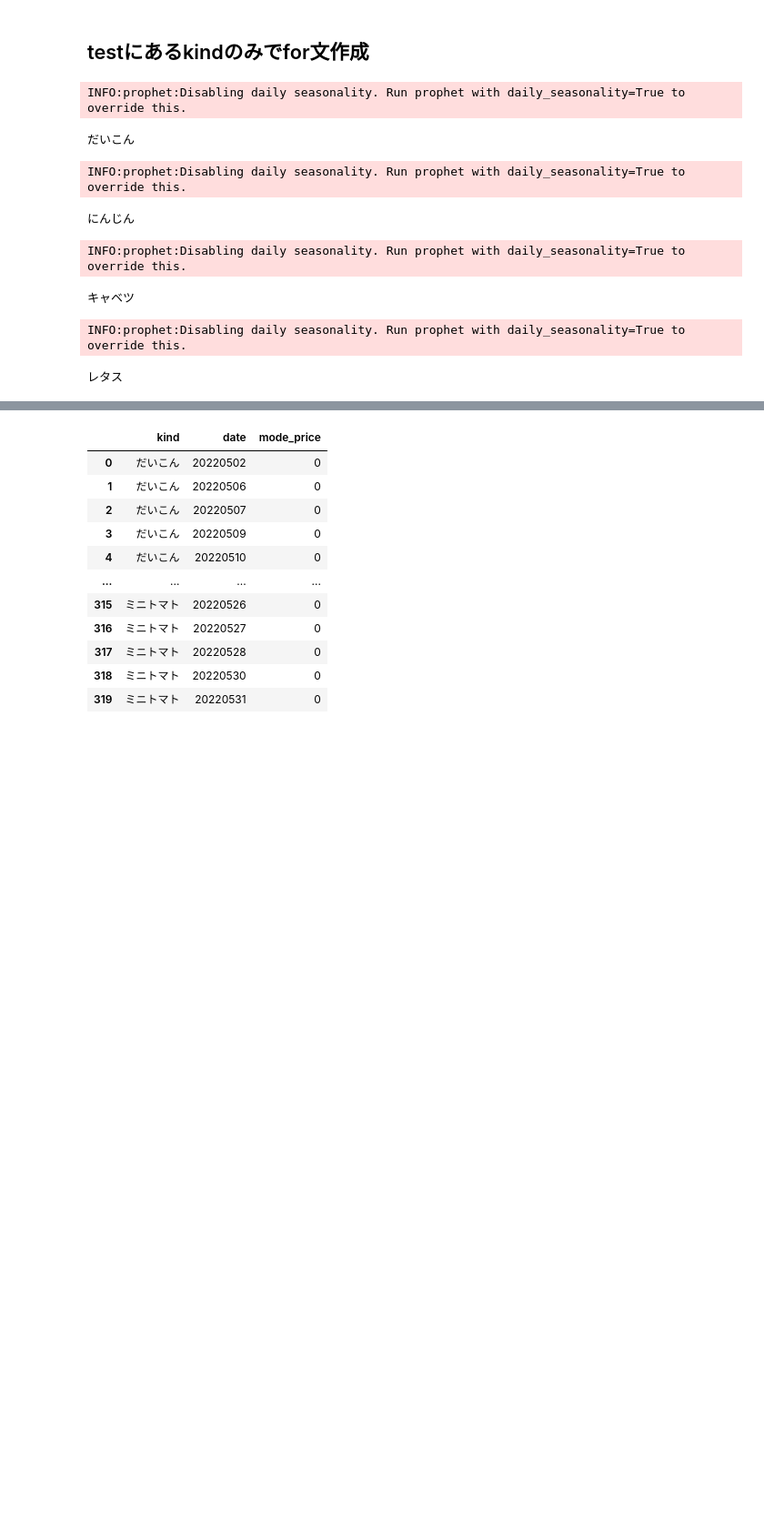
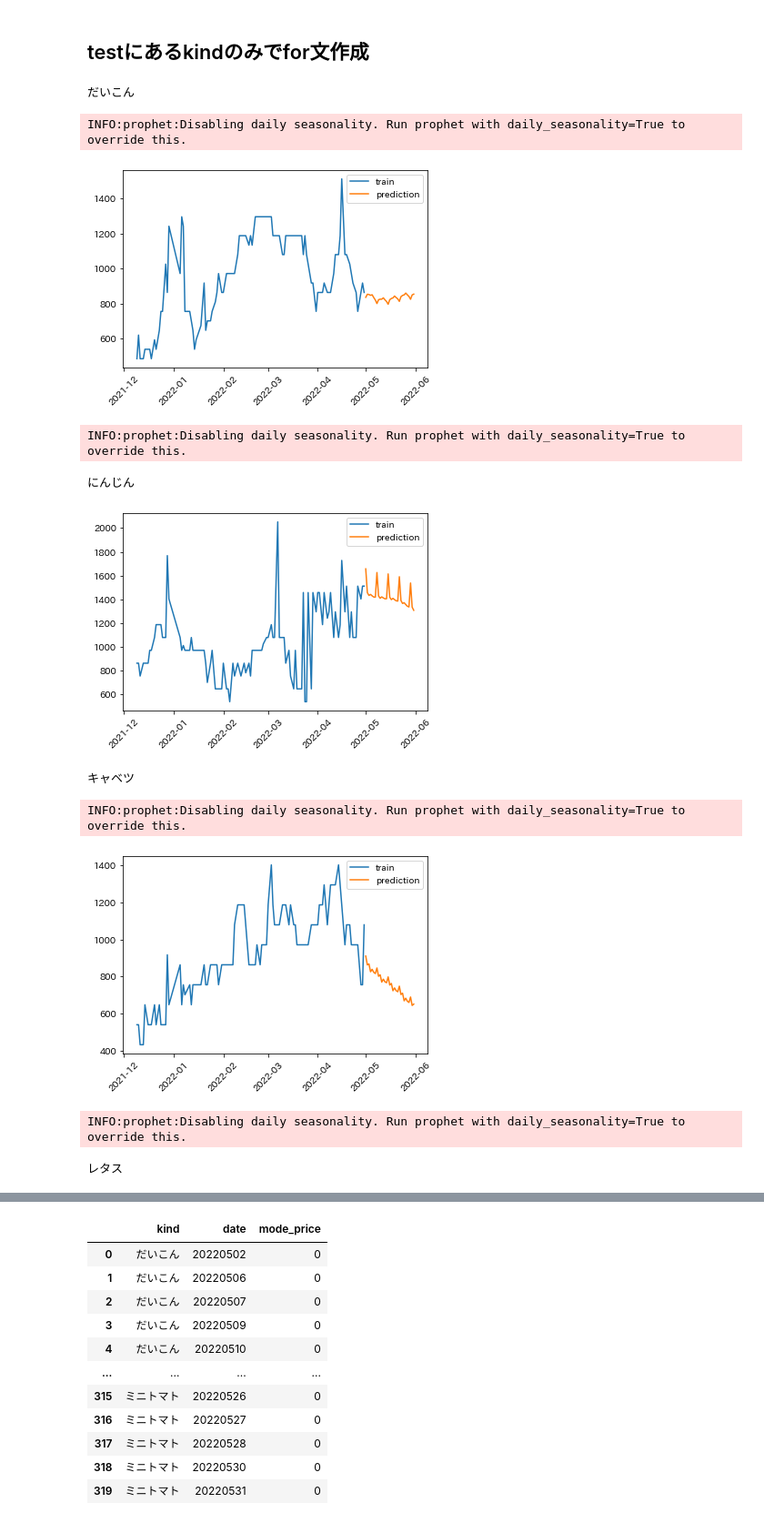
Before and after one commit to 09de156p/fresh-vegetable-price-forecasts-nishika, a Jupyter notebook: Prophet_submission.ipynb, the cells around one changed output, grey strips where cells are left out. Shown at 91% size. Saved outputs shown, nothing was run; the diff lists cells and outputs as text; code cells hidden in the pictures; blank space fills up the shorter version.

Commit message:
prophetの予測値をプロット

```diff
--- a/Prophet_submission.ipynb
+++ b/Prophet_submission.ipynb
@@ -208,27 +209,38 @@ memory usage: 2.2+ MB
 # %%
 cols = ["kind","date","mode_price"]
 df_pred = pd.DataFrame(columns=cols)
 
 for kind_name in test["kind"].unique():
   print(kind_name)
-  df_daikon = df[df["kind"]==kind_name]
-  df_daikon = df_daikon[["date","mode_price"]]
-  df_daikon = df_daikon.rename(columns={"date":"ds","mode_price":"y"})
+  df_kind = df[df["kind"]==kind_name]
+  df_kind = df_kind[["date","mode_price"]]
+  df_kind = df_kind.rename(columns={"date":"ds","mode_price":"y"})
   m = Prophet()
-  m.fit(df_daikon)
-  future = m.make_future_dataframe(30, freq='D')
+  m.fit(df_kind)
+  future = m.make_future_dataframe(31, freq='D')
   forecast = m.predict(future)
-  forecast_daikon = forecast.tail(30)
-  forecast_daikon = forecast_daikon[["ds","yhat"]]
-  forecast_daikon["kind"] = kind_name
-  forecast_daikon = forecast_daikon.rename(columns={"ds":"date","yhat":"mode_price"})
-  df_pred = df_pred.append(forecast_daikon, ignore_index=True)
+  forecast_kind = forecast.tail(31)
+  forecast_kind = forecast_kind[["ds","yhat"]]
+  forecast_kind["kind"] = kind_name
+  forecast_kind = forecast_kind.rename(columns={"ds":"date","yhat":"mode_price"})
+
+  plt.figure()
+  plt.plot(df_kind.set_index("ds").tail(100)[["y"]])
+  plt.plot(forecast_kind.set_index("date")[["mode_price"]])
+  plt.xticks(rotation=45)
+  plt.legend(["train","prediction"])
+  plt.show()
+
+  df_pred = df_pred.append(forecast_kind, ignore_index=True)
 # %% [output]
-INFO:prophet:Disabling daily seasonality. Run prophet with daily_seasonality=True to override this.
+だいこん
-だいこん
+INFO:prophet:Disabling daily seasonality. Run prophet with daily_seasonality=True to override this.
+[figure, added]
 INFO:prophet:Disabling daily seasonality. Run prophet with daily_seasonality=True to override this.
 にんじん
+[figure, added]
-INFO:prophet:Disabling daily seasonality. Run prophet with daily_seasonality=True to override this.
+キャベツ
-キャベツ
+INFO:prophet:Disabling daily seasonality. Run prophet with daily_seasonality=True to override this.
+[figure, added]
 INFO:prophet:Disabling daily seasonality. Run prophet with daily_seasonality=True to override this.
 レタス
```
Also changed, not shown: parts of 8 cells of this notebook.
